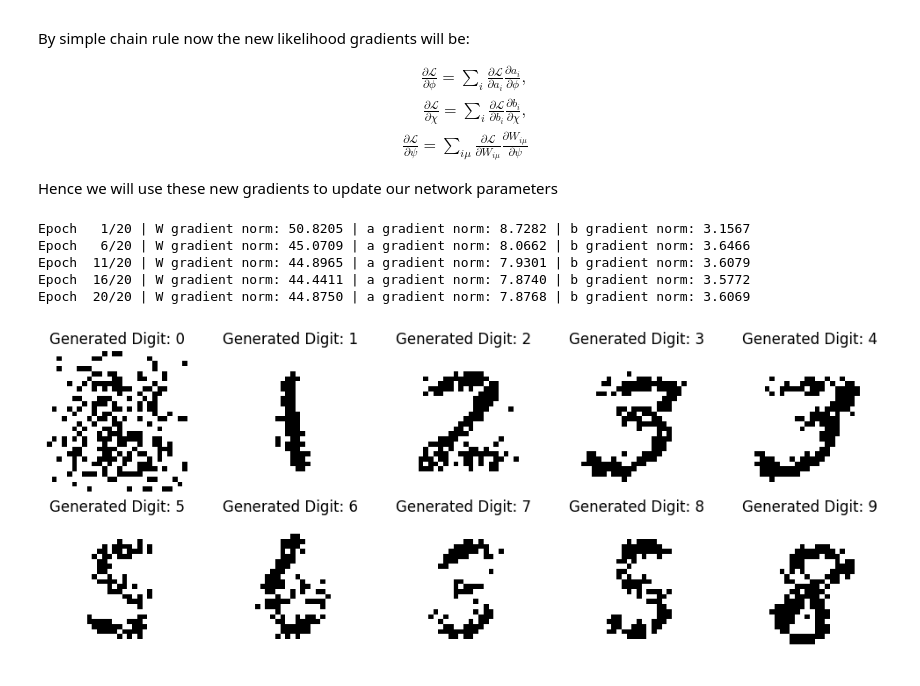
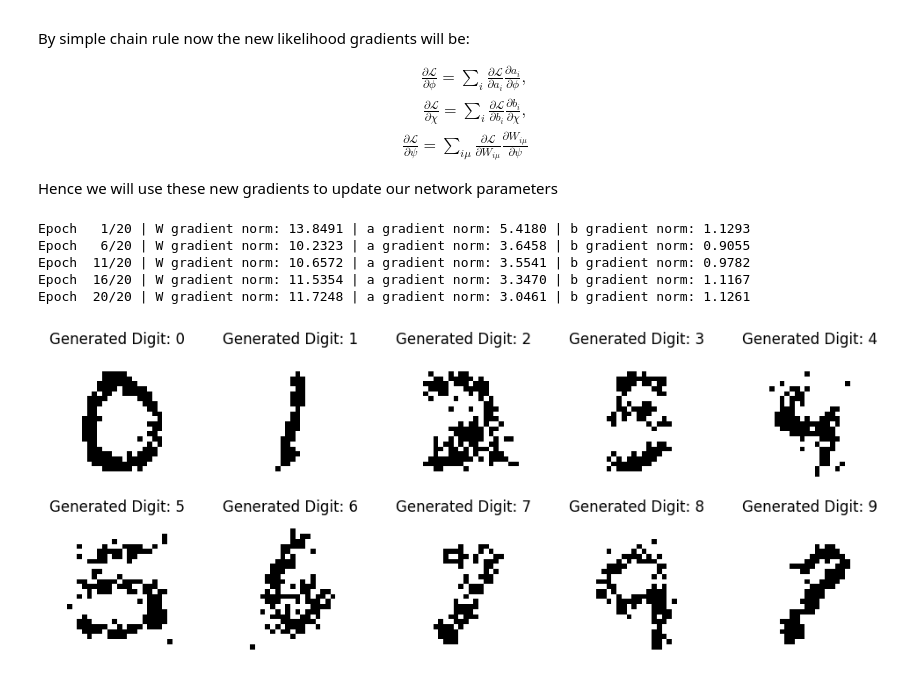
Before and after one commit to dyoldas/boltzmann_machines, a Jupyter notebook: neural_boltzmann_machine_mnist.ipynb, the cells around one changed output. Cells and saved outputs as stored; diff of their text form; code cells hidden in the pictures.

```diff
--- a/neural_boltzmann_machine_mnist.ipynb
+++ b/neural_boltzmann_machine_mnist.ipynb
@@ -284,10 +282,10 @@ class NeuralRBM(nn.Module):
         W = self.W_net(z).reshape(-1, self.num_vis, self.num_hid)
         return a, b, W
 # %%
-N, M = 784, 64
+N, M = 784, 56
 batch_size = 256
 num_epochs = 20
-learning_rate = 0.5e-2
+learning_rate = 1e-3
 
 train_dataset = TensorDataset(X_train, y_train)
 train_batches = DataLoader(
@@ -302,8 +300,9 @@ optimizer = torch.optim.Adam(model.parameters(), lr=learning_rate)
 
 # One persistent chain per digit
 # Keep a batch dimension of size 1 for the existing helpers
+# 64 persistent chains for each digit
 samples = torch.bernoulli(
-    torch.full((10, 1, N), 0.5, device=device)
+    torch.full((10, 64, N), 0.5, device=device)
 )
 
 # Float inputs of shape [10, 1] for the parameter networks
@@ -369,24 +368,24 @@ for epoch in range(num_epochs):
             f"b gradient norm: {mean_errors[2]:.4f}"
         )
 # %% [output]
-Epoch   1/20 | W gradient norm: 50.8205 | a gradient norm: 8.7282 | b gradient norm: 3.1567
-Epoch   6/20 | W gradient norm: 45.0709 | a gradient norm: 8.0662 | b gradient norm: 3.6466
-Epoch  11/20 | W gradient norm: 44.8965 | a gradient norm: 7.9301 | b gradient norm: 3.6079
-Epoch  16/20 | W gradient norm: 44.4411 | a gradient norm: 7.8740 | b gradient norm: 3.5772
-Epoch  20/20 | W gradient norm: 44.8750 | a gradient norm: 7.8768 | b gradient norm: 3.6069
+Epoch   1/20 | W gradient norm: 13.8491 | a gradient norm: 5.4180 | b gradient norm: 1.1293
+Epoch   6/20 | W gradient norm: 10.2323 | a gradient norm: 3.6458 | b gradient norm: 0.9055
+Epoch  11/20 | W gradient norm: 10.6572 | a gradient norm: 3.5541 | b gradient norm: 0.9782
+Epoch  16/20 | W gradient norm: 11.5354 | a gradient norm: 3.3470 | b gradient norm: 1.1167
+Epoch  20/20 | W gradient norm: 11.7248 | a gradient norm: 3.0461 | b gradient norm: 1.1261
 # %%
 # Visualize a Samples
 v0 = torch.bernoulli(torch.full((N,), 0.5, device=device))
 a_all, b_all, W_all = model(digit_inputs)
 
 fig, axes = plt.subplots(2, 5, figsize=(10, 4))
 for i, ax in enumerate(axes.flat):
-    v_sample = Block_Gibbs_sampling(v0, W_all[i], a_all[i], b_all[i], 10000)
+    v_sample = Block_Gibbs_sampling(v0, W_all[i], a_all[i], b_all[i], 30000)
     ax.imshow(1 - v_sample.cpu().reshape(28, 28), cmap="gray")
     ax.set_title(f"Generated Digit: {i}")
     ax.axis("off")
 
 plt.tight_layout()
 plt.show()
 # %% [output]
-[figure, old version]
+[figure, new version]
```
Also changed, not shown: parts of 2 cells of this notebook, 1 other file.
